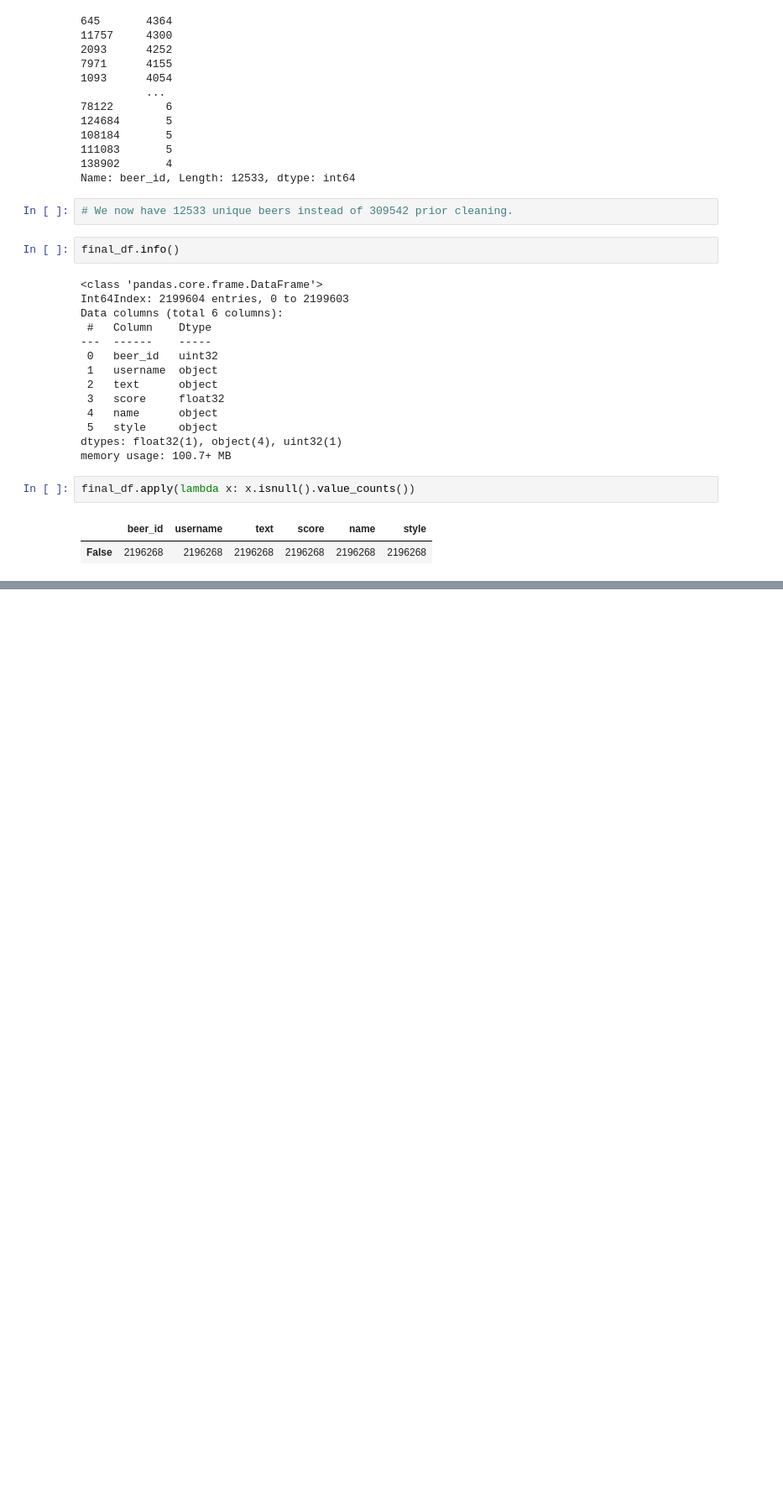
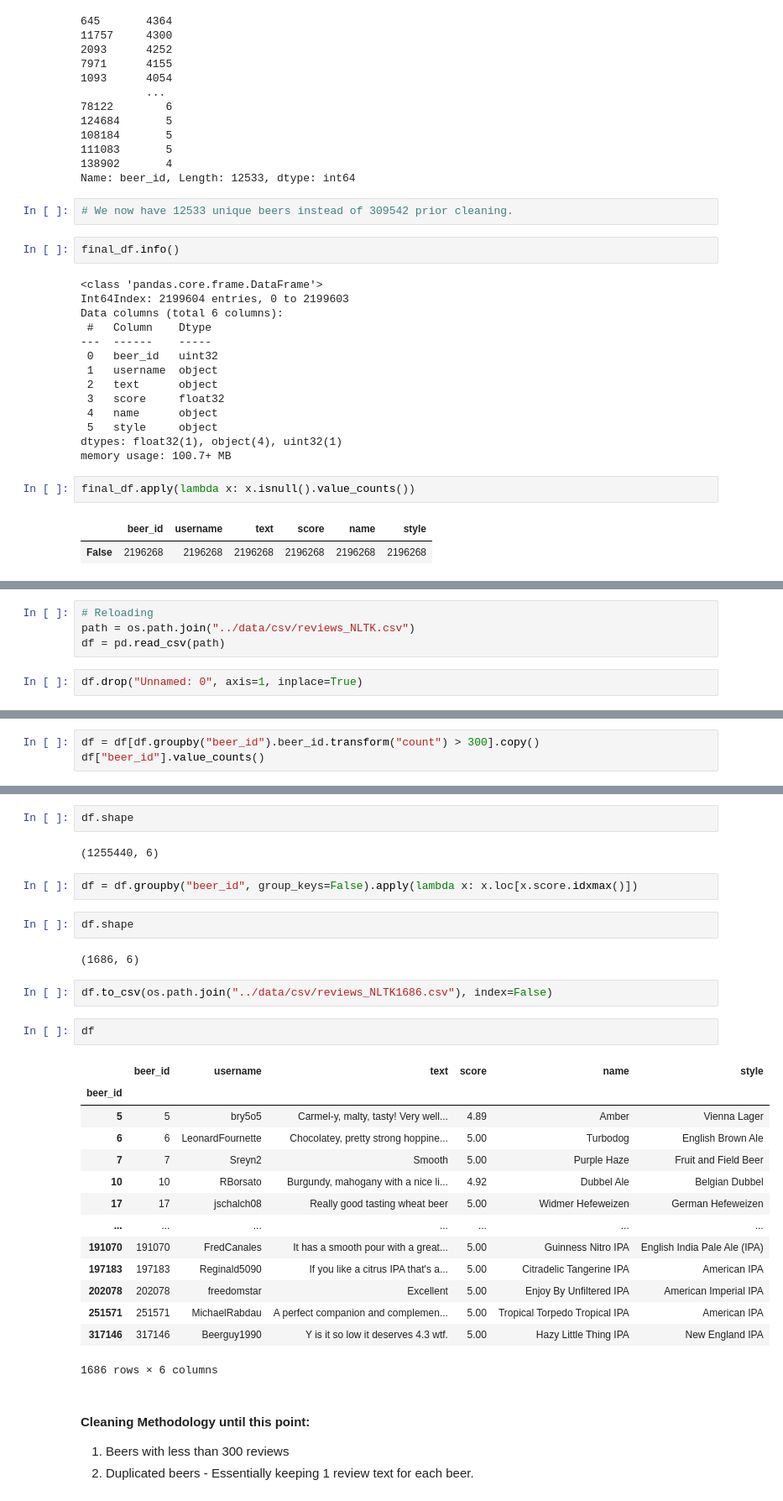
Before and after one commit to sheetalbongale/ALE-gorithm-II, a Jupyter notebook: notebooks/data_cleaning.ipynb, the cells around one changed output, grey strips where cells are left out. Shown: that part at 84% size. Cells and saved outputs as stored; diff of their text form; blank space fills up the shorter version.

Commit message:
Update cleaned reviews data for NLTK. Fixes #9.

```diff
--- a/notebooks/data_cleaning.ipynb
+++ b/notebooks/data_cleaning.ipynb
@@ -274,0 +278,6 @@ final_df.apply(lambda x: x.isnull().value_counts())
+# %%
+# Reloading
+path = os.path.join("../data/csv/reviews_NLTK.csv")
+df = pd.read_csv(path)
+# %%
+df.drop("Unnamed: 0", axis=1, inplace=True)
@@ -274,0 +305,3 @@ final_df.apply(lambda x: x.isnull().value_counts())
+# %%
+df = df[df.groupby("beer_id").beer_id.transform("count") > 300].copy()
+df["beer_id"].value_counts()
@@ -274,0 +321,33 @@ final_df.apply(lambda x: x.isnull().value_counts())
+# %%
+df.shape
+# %% [output]
+(1255440, 6)
+# %%
+df = df.groupby("beer_id", group_keys=False).apply(lambda x: x.loc[x.score.idxmax()])
+# %%
+df.shape
+# %% [output]
+(1686, 6)
+# %%
+df.to_csv(os.path.join("../data/csv/reviews_NLTK1686.csv"), index=False)
+# %%
+df
+# %% [output]
+|  | beer_id | username | text | score | name | style |
+| beer_id |  |  |  |  |  |  |
+| 5 | 5 | bry5o5 | Carmel-y, malty, tasty! Very well... | 4.89 | Amber | Vienna Lager |
+| 6 | 6 | LeonardFournette | Chocolatey, pretty strong hoppine... | 5.00 | Turbodog | English Brown Ale |
+| 7 | 7 | Sreyn2 | Smooth | 5.00 | Purple Haze | Fruit and Field Beer |
+| 10 | 10 | RBorsato | Burgundy, mahogany with a nice li... | 4.92 | Dubbel Ale | Belgian Dubbel |
+| 17 | 17 | jschalch08 | Really good tasting wheat beer | 5.00 | Widmer Hefeweizen | German Hefeweizen |
+| ... | ... | ... | ... | ... | ... | ... |
+| 191070 | 191070 | FredCanales | It has a smooth pour with a great... | 5.00 | Guinness Nitro IPA | English India Pale Ale (IPA) |
+| 197183 | 197183 | Reginald5090 | If you like a citrus IPA that's a... | 5.00 | Citradelic Tangerine IPA | American IPA |
+| 202078 | 202078 | freedomstar | Excellent | 5.00 | Enjoy By Unfiltered IPA | American Imperial IPA |
+| 251571 | 251571 | MichaelRabdau | A perfect companion and complemen... | 5.00 | Tropical Torpedo Tropical IPA | American IPA |
+| 317146 | 317146 | Beerguy1990 | Y is it so low it deserves 4.3 wtf. | 5.00 | Hazy Little Thing IPA | New England IPA |
+1686 rows × 6 columns
+# %% [markdown]
+#### Cleaning Methodology until this point:
+1. Beers with less than 300 reviews
+2. Duplicated beers - Essentially keeping 1 review text for each beer.
```
Also changed, not shown: parts of 5 cells of this notebook, 1 other file.
